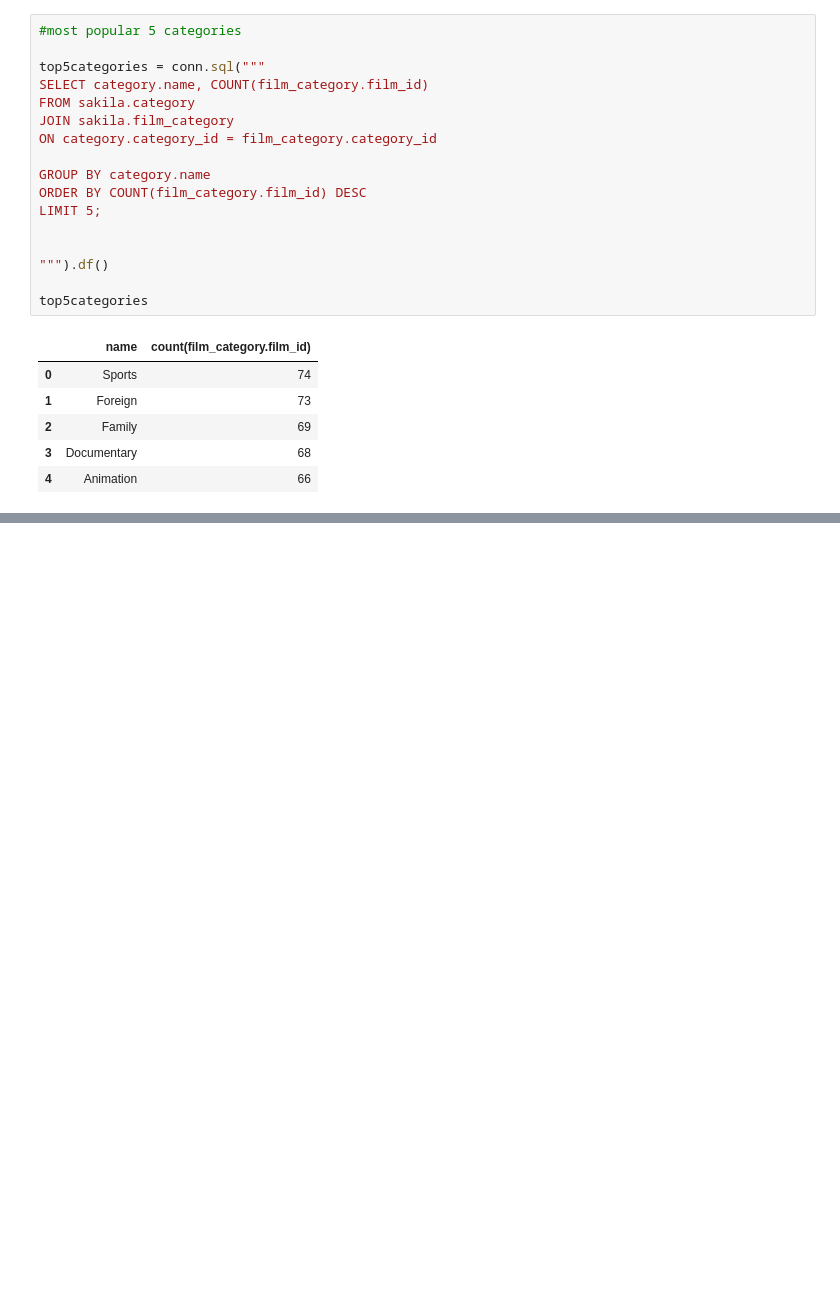
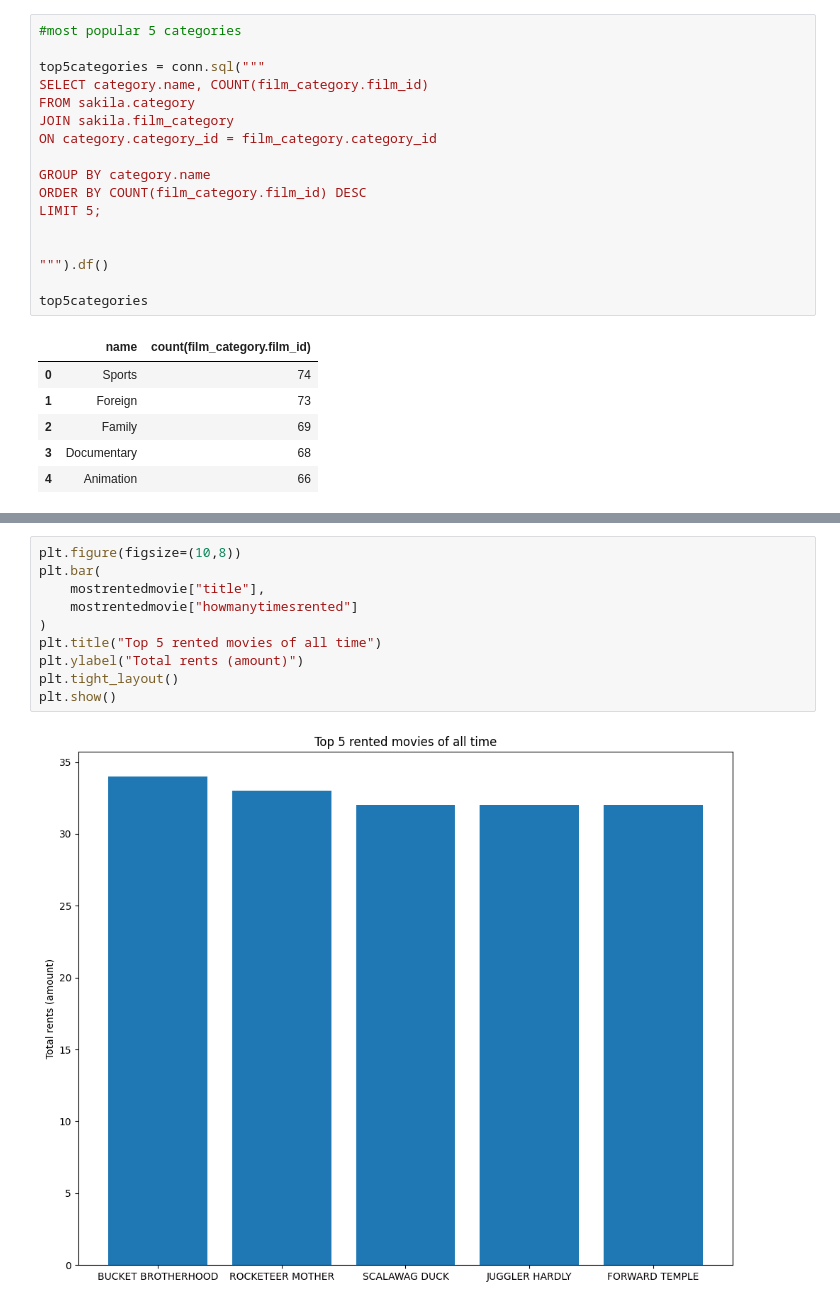
Before and after one commit to mrkaktail/SqlLab, a Jupyter notebook: connect_duckdb.ipynb, the cells around one changed output, grey strips where cells are left out. Drawn from its saved outputs; the diff is of its cells as text; blank space fills up the shorter version.

```diff
--- a/connect_duckdb.ipynb
+++ b/connect_duckdb.ipynb
@@ -235 +257,13 @@ mostrentedmovie
 | 4 | FORWARD TEMPLE | 32 |
+# %%
+plt.figure(figsize=(10,8))
+plt.bar(
+    mostrentedmovie["title"],
+    mostrentedmovie["howmanytimesrented"]
+)
+plt.title("Top 5 rented movies of all time")
+plt.ylabel("Total rents (amount)")
+plt.tight_layout()
+plt.show()
+# %% [output]
+[figure, added]
```
Also changed, not shown: parts of 7 cells of this notebook.
